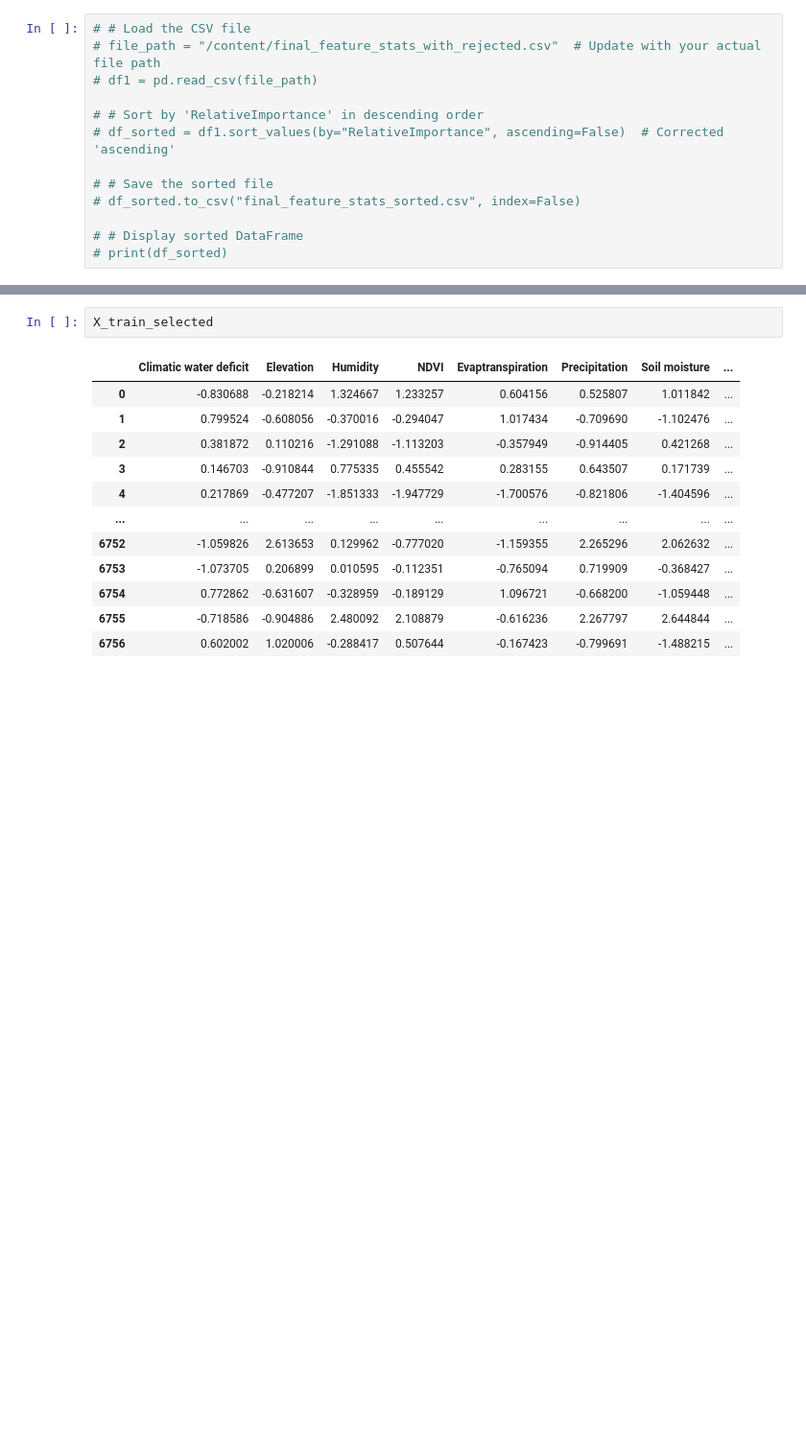
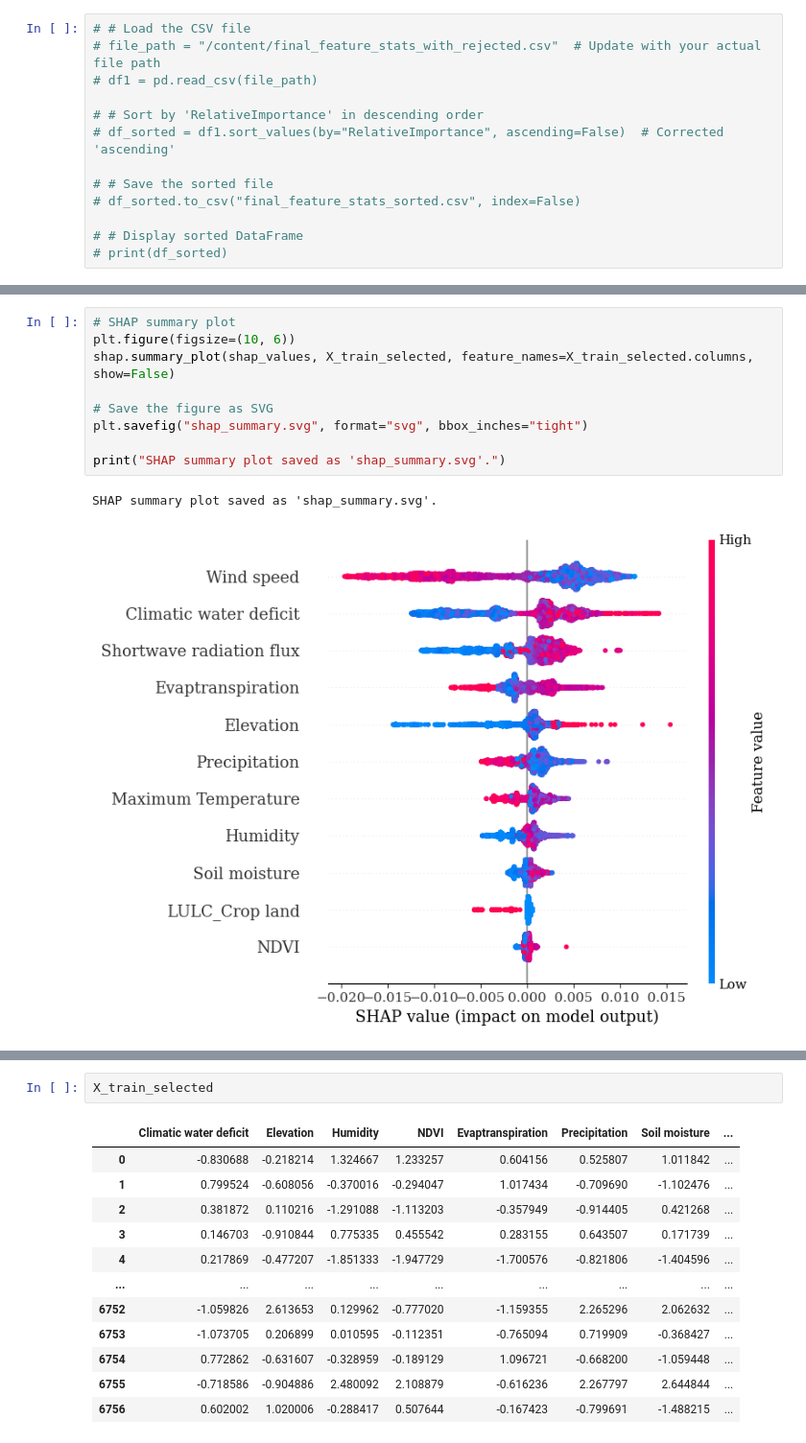
Before and after one commit to ashkanmosalla/WF_numerical_features, a Jupyter notebook: src/WF2_co.ipynb, the cells around one changed output, grey strips where cells are left out. Shown at 96% size. Drawn from its saved outputs; the diff is of its cells as text; blank space fills up the shorter version.

Commit message:
Add Shap network

```diff
--- a/src/WF2_co.ipynb
+++ b/src/WF2_co.ipynb
@@ -381,0 +384,12 @@ shap.summary_plot(shap_values, X_train_selected, feature_names=X_train_selected.
+# %%
+# SHAP summary plot
+plt.figure(figsize=(10, 6))
+shap.summary_plot(shap_values, X_train_selected, feature_names=X_train_selected.columns, show=False)
+
+# Save the figure as SVG
+plt.savefig("shap_summary.svg", format="svg", bbox_inches="tight")
+
+print("SHAP summary plot saved as 'shap_summary.svg'.")
+# %% [output]
+SHAP summary plot saved as 'shap_summary.svg'.
+[figure, added]
```
Also changed, not shown: parts of 14 cells of this notebook, 1 other file.
